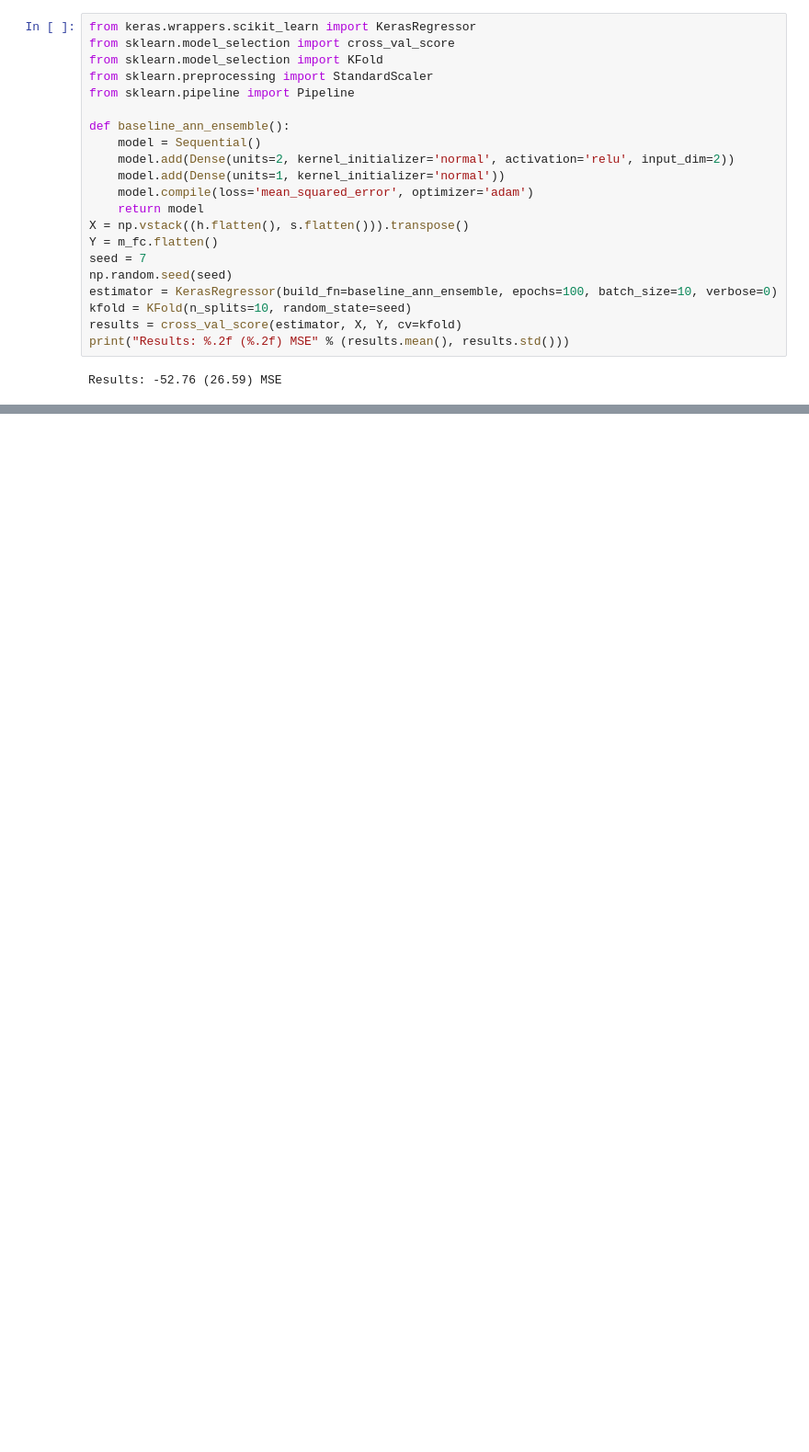
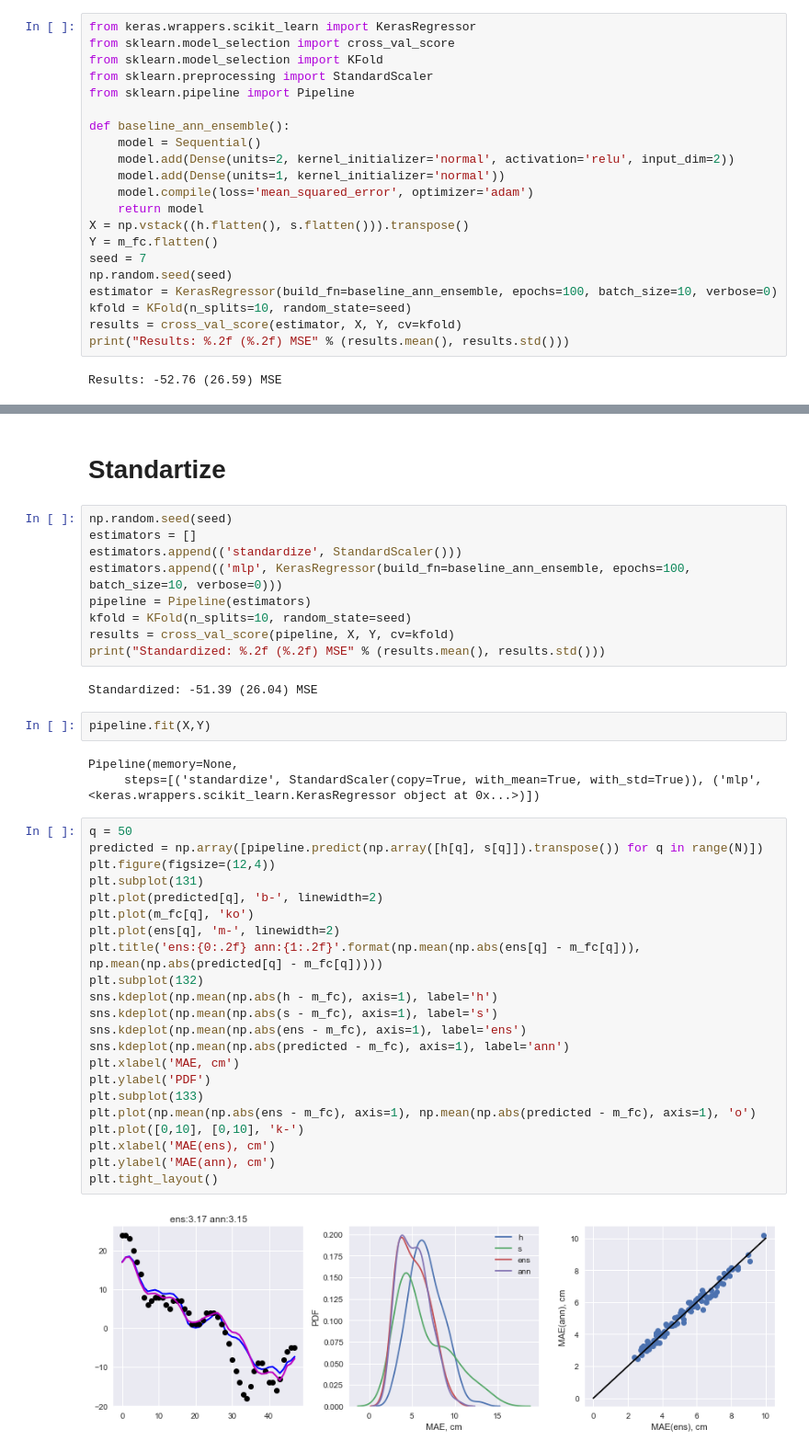
Before and after one commit to iterater/ensemble-forecasting, a Jupyter notebook: ipynb/Testing keras.ipynb, the cells around one changed output, grey strips where cells are left out. Shown: that part at 92% size. Cells and saved outputs as stored; diff of their text form; blank space fills up the shorter version.

Commit message:
Baseline and standartizing

```diff
--- a/ipynb/Testing keras.ipynb
+++ b/ipynb/Testing keras.ipynb
@@ -97,0 +134,42 @@ AttributeError: 'KerasRegressor' object has no attribute 'model'
+# %% [markdown]
+# Standartize
+# %%
+np.random.seed(seed)
+estimators = []
+estimators.append(('standardize', StandardScaler()))
+estimators.append(('mlp', KerasRegressor(build_fn=baseline_ann_ensemble, epochs=100, batch_size=10, verbose=0)))
+pipeline = Pipeline(estimators)
+kfold = KFold(n_splits=10, random_state=seed)
+results = cross_val_score(pipeline, X, Y, cv=kfold)
+print("Standardized: %.2f (%.2f) MSE" % (results.mean(), results.std()))
+# %% [output]
+Standardized: -51.39 (26.04) MSE
+# %%
+pipeline.fit(X,Y)
+# %% [output]
+Pipeline(memory=None,
+     steps=[('standardize', StandardScaler(copy=True, with_mean=True, with_std=True)), ('mlp', <keras.wrappers.scikit_learn.KerasRegressor object at 0x...>)])
+# %%
+q = 50
+predicted = np.array([pipeline.predict(np.array([h[q], s[q]]).transpose()) for q in range(N)])
+plt.figure(figsize=(12,4))
+plt.subplot(131)
+plt.plot(predicted[q], 'b-', linewidth=2)
+plt.plot(m_fc[q], 'ko')
+plt.plot(ens[q], 'm-', linewidth=2)
+plt.title('ens:{0:.2f} ann:{1:.2f}'.format(np.mean(np.abs(ens[q] - m_fc[q])), np.mean(np.abs(predicted[q] - m_fc[q]))))
+plt.subplot(132)
+sns.kdeplot(np.mean(np.abs(h - m_fc), axis=1), label='h')
+sns.kdeplot(np.mean(np.abs(s - m_fc), axis=1), label='s')
+sns.kdeplot(np.mean(np.abs(ens - m_fc), axis=1), label='ens')
+sns.kdeplot(np.mean(np.abs(predicted - m_fc), axis=1), label='ann')
+plt.xlabel('MAE, cm')
+plt.ylabel('PDF')
+plt.subplot(133)
+plt.plot(np.mean(np.abs(ens - m_fc), axis=1), np.mean(np.abs(predicted - m_fc), axis=1), 'o')
+plt.plot([0,10], [0,10], 'k-')
+plt.xlabel('MAE(ens), cm')
+plt.ylabel('MAE(ann), cm')
+plt.tight_layout()
+# %% [output]
+[figure, added]
```
Also changed, not shown: parts of 6 cells of this notebook.
